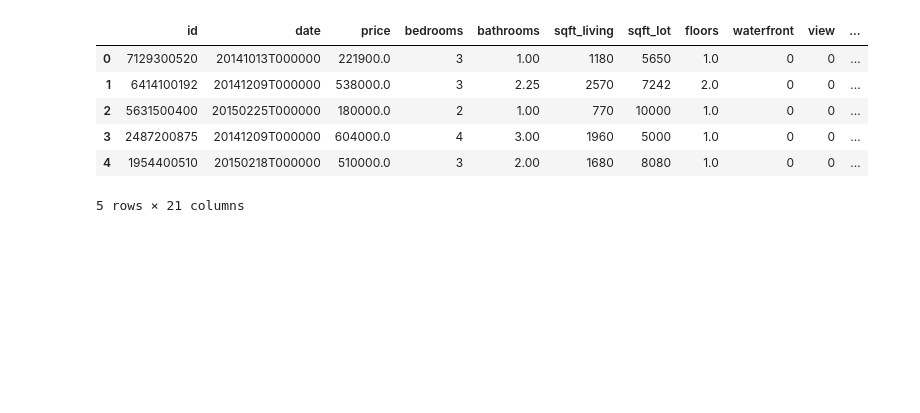
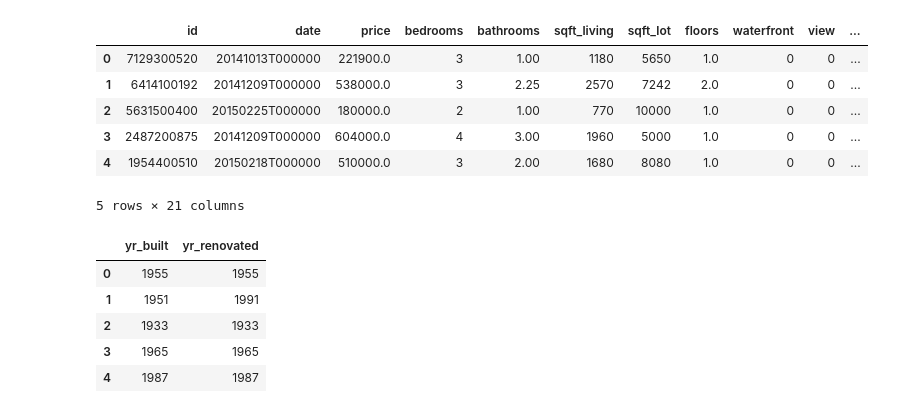
Before and after one commit to TiagoSolon/House_Rocket_Sales, a Jupyter notebook: TESTE_COMM_PYTHON.ipynb, the cells around one changed output. Saved outputs shown, nothing was run; the diff lists cells and outputs as text; code cells hidden in the pictures; blank space fills up the shorter version.

```diff
--- a/TESTE_COMM_PYTHON.ipynb
+++ b/TESTE_COMM_PYTHON.ipynb
@@ -15,0 +19,9 @@ df.head()
+# %%
+df[['yr_built','yr_renovated']].head()
+# %% [output]
+|  | yr_built | yr_renovated |
+| 0 | 1955 | 1955 |
+| 1 | 1951 | 1991 |
+| 2 | 1933 | 1933 |
+| 3 | 1965 | 1965 |
+| 4 | 1987 | 1987 |
```
Also changed, not shown: parts of 21 cells of this notebook, 4 other files.
